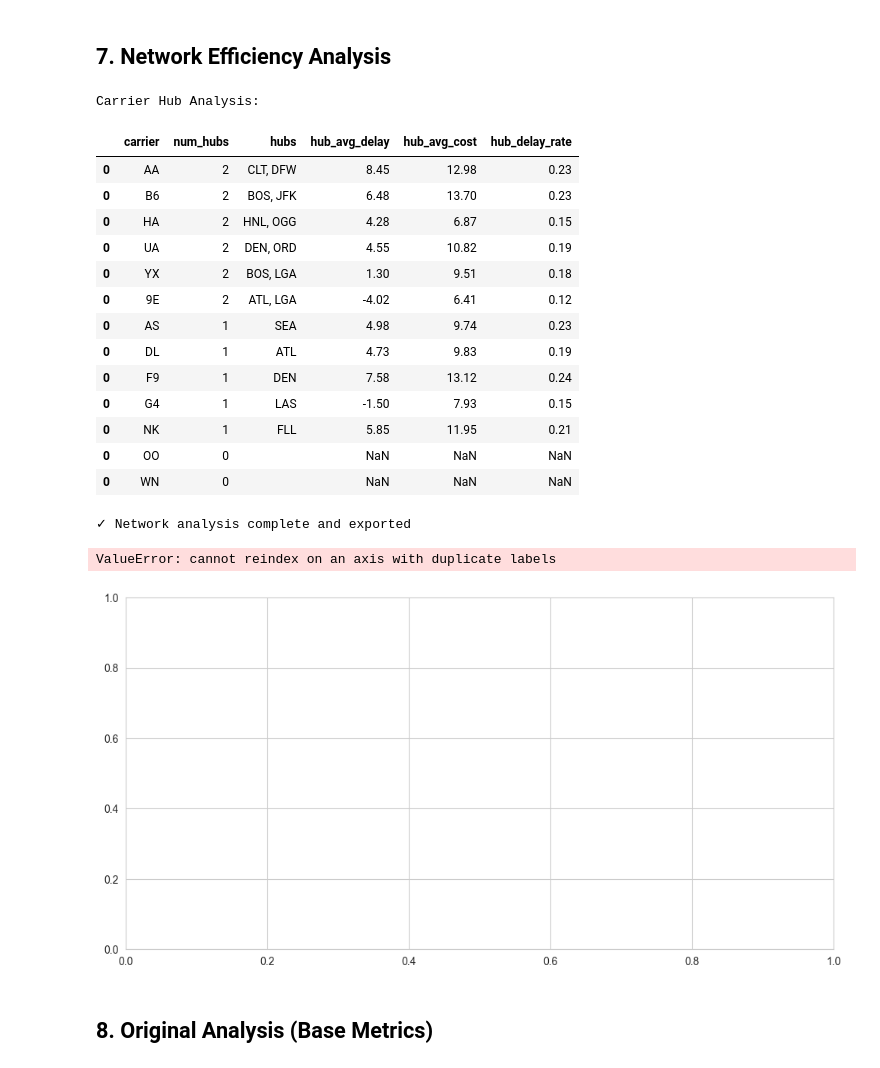
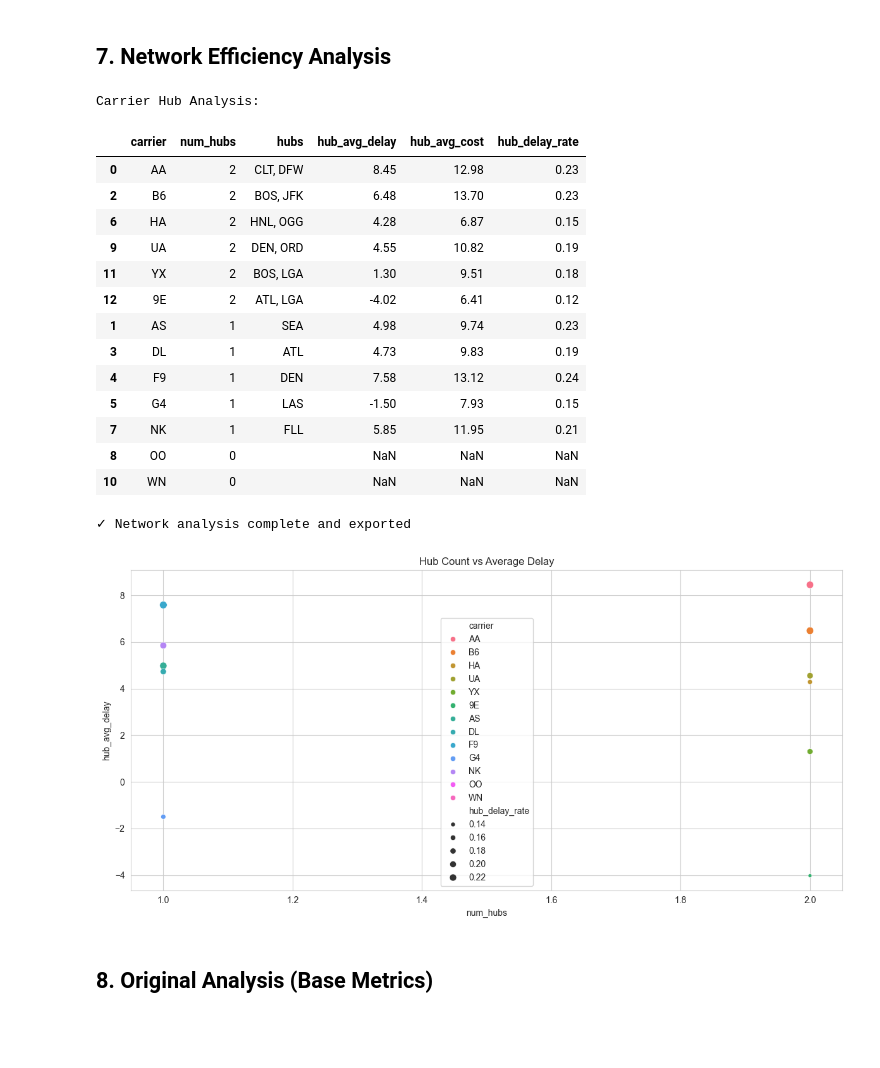
Before and after one commit to ashwinrao1/delaynomics, a Jupyter notebook: notebooks/analysis_enhanced.ipynb, the cells around one changed output. Drawn from its saved outputs; the diff is of its cells as text; code cells hidden in the pictures; blank space fills up the shorter version.

```diff
--- a/notebooks/analysis_enhanced.ipynb
+++ b/notebooks/analysis_enhanced.ipynb
@@ -362,7 +362,7 @@ Day of Week Performance:
 # %%
 if df is not None:
     # Calculate hub metrics
-    hub_metrics = pd.DataFrame()
+    hub_metrics_list = []  # Changed to a list for better control
 
     # For each carrier
     for carrier in df['Carrier'].unique():
@@ -386,58 +386,60 @@ if df is not None:
             'is_delayed': 'mean'
         })
 
-        # Add to metrics
-        hub_metrics = pd.concat([hub_metrics, pd.DataFrame({
+        # Add to metrics list
+        hub_metrics_list.append({
             'carrier': carrier,
             'num_hubs': len(hubs),
             'hubs': ', '.join(hubs),
             'hub_avg_delay': hub_delays['ArrDelay'],
             'hub_avg_cost': hub_delays['delay_cost'],
             'hub_delay_rate': hub_delays['is_delayed']
-        }, index=[0])])
+        })
+
+    # Convert list to DataFrame
+    hub_metrics = pd.DataFrame(hub_metrics_list)
 
     # Sort by number of hubs
     hub_metrics = hub_metrics.sort_values('num_hubs', ascending=False)
 
     print("Carrier Hub Analysis:")
     display(hub_metrics)
 
     # Export for dashboard
     hub_metrics.to_csv('../outputs/network_metrics.csv', index=False)
     print("\n✓ Network analysis complete and exported")
 
     # Visualize hub performance
     plt.figure(figsize=(12, 6))
     sns.scatterplot(
         data=hub_metrics,
         x='num_hubs',
         y='hub_avg_delay',
         size='hub_delay_rate',
         hue='carrier'
     )
     plt.title('Hub Count vs Average Delay')
     plt.tight_layout()
     plt.savefig('../outputs/hub_performance.png', dpi=300, bbox_inches='tight')
     plt.show()
 # %% [output]
 Carrier Hub Analysis:
 |  | carrier | num_hubs | hubs | hub_avg_delay | hub_avg_cost | hub_delay_rate |
 | 0 | AA | 2 | CLT, DFW | 8.45 | 12.98 | 0.23 |
-| 0 | B6 | 2 | BOS, JFK | 6.48 | 13.70 | 0.23 |
-| 0 | HA | 2 | HNL, OGG | 4.28 | 6.87 | 0.15 |
-| 0 | UA | 2 | DEN, ORD | 4.55 | 10.82 | 0.19 |
-| 0 | YX | 2 | BOS, LGA | 1.30 | 9.51 | 0.18 |
-| 0 | 9E | 2 | ATL, LGA | -4.02 | 6.41 | 0.12 |
-| 0 | AS | 1 | SEA | 4.98 | 9.74 | 0.23 |
-| 0 | DL | 1 | ATL | 4.73 | 9.83 | 0.19 |
-| 0 | F9 | 1 | DEN | 7.58 | 13.12 | 0.24 |
-| 0 | G4 | 1 | LAS | -1.50 | 7.93 | 0.15 |
-| 0 | NK | 1 | FLL | 5.85 | 11.95 | 0.21 |
-| 0 | OO | 0 |  | NaN | NaN | NaN |
-| 0 | WN | 0 |  | NaN | NaN | NaN |
+| 2 | B6 | 2 | BOS, JFK | 6.48 | 13.70 | 0.23 |
+| 6 | HA | 2 | HNL, OGG | 4.28 | 6.87 | 0.15 |
+| 9 | UA | 2 | DEN, ORD | 4.55 | 10.82 | 0.19 |
+| 11 | YX | 2 | BOS, LGA | 1.30 | 9.51 | 0.18 |
+| 12 | 9E | 2 | ATL, LGA | -4.02 | 6.41 | 0.12 |
+| 1 | AS | 1 | SEA | 4.98 | 9.74 | 0.23 |
+| 3 | DL | 1 | ATL | 4.73 | 9.83 | 0.19 |
+| 4 | F9 | 1 | DEN | 7.58 | 13.12 | 0.24 |
+| 5 | G4 | 1 | LAS | -1.50 | 7.93 | 0.15 |
+| 7 | NK | 1 | FLL | 5.85 | 11.95 | 0.21 |
+| 8 | OO | 0 |  | NaN | NaN | NaN |
+| 10 | WN | 0 |  | NaN | NaN | NaN |
 ✓ Network analysis complete and exported
-ValueError: cannot reindex on an axis with duplicate labels
-[figure, old version]
+[figure, new version]
 # %% [markdown]
 ## 8. Original Analysis (Base Metrics)
 # %%
```
Also changed, not shown: parts of 3 cells of this notebook, 10 other files.
